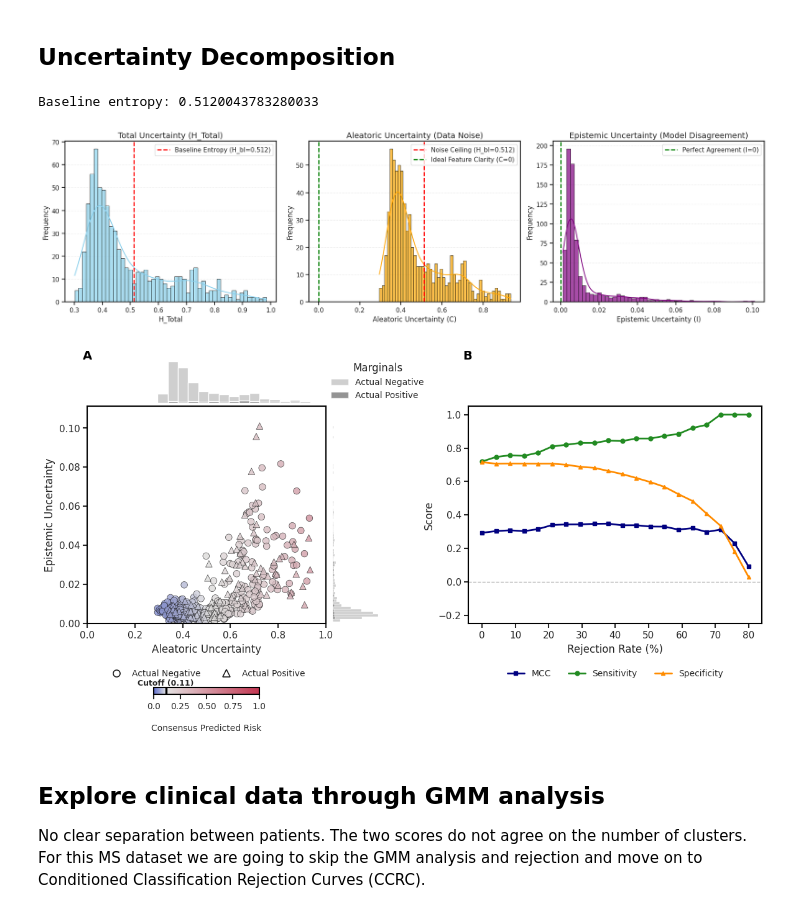
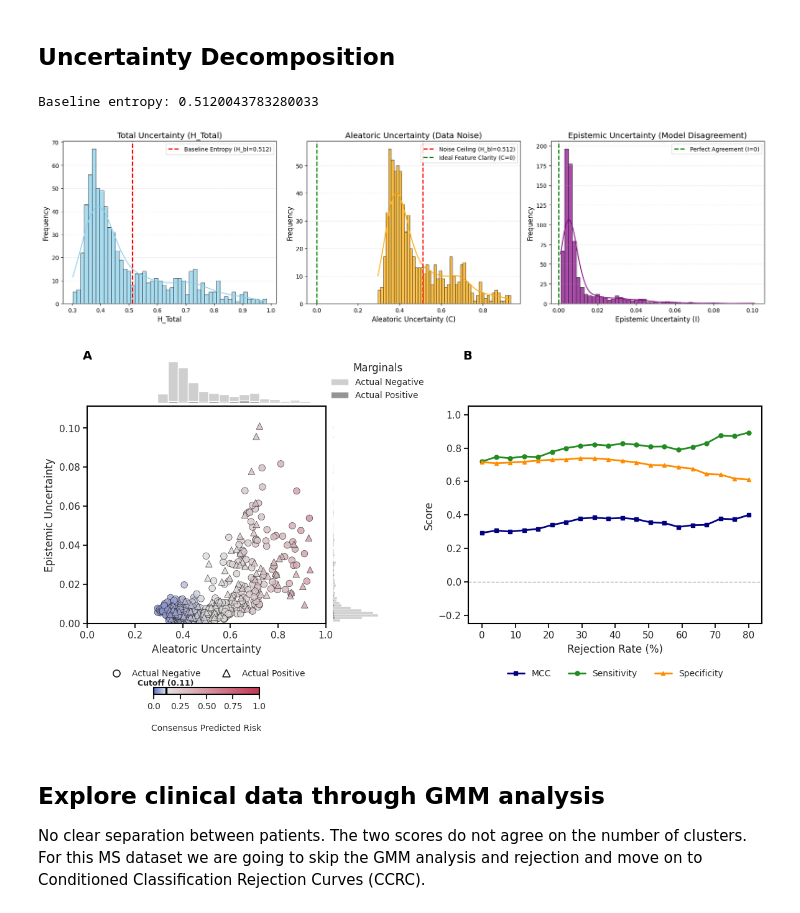
Before and after one commit to endrwalter/uncertainty_ml, a Jupyter notebook: code_uncertainty/main_ms.ipynb, the cells around one changed output. Drawn from its saved outputs; the diff is of its cells as text; code cells hidden in the pictures.

```diff
--- a/code_uncertainty/main_ms.ipynb
+++ b/code_uncertainty/main_ms.ipynb
@@ -54,7 +54,7 @@ patients_stats_copy['H_Total'] = uncertainty_results['H_Total']
 patients_stats_copy['C_Aleatoric'] = uncertainty_results['C_Aleatoric']
 patients_stats_copy['I_Epistemic'] = uncertainty_results['I_Epistemic']
 patients_stats_copy['Distance_to_Tau'] = uncertainty_results['Distance_to_Tau']
-
+patients_stats_copy['MW_H_Total'] = uncertainty_results['MW_H_Total']
 # Compute the baseline risk (mean of probs_cal across all folds) for each patient and its uncertainty value
 proportion_positive = all_patients['label'].sum() / len(all_patients)
 H_bl = -(proportion_positive * np.log2(proportion_positive + 1e-12) +
@@ -70,14 +70,14 @@ plot_uncertainty_distributions(
  )
 # %% [output]
 Baseline entropy: 0.5120043783280033
-[figure, old version]
+[figure, new version]
 # %%
 from lib.plots import plot_combined_uncertainty_analysis_v2
 
 
-plot_combined_uncertainty_analysis_v2(patients_stats_copy,all_patients['label'], uncertainty_type='Distance_to_Tau')
+plot_combined_uncertainty_analysis_v2(patients_stats_copy,all_patients['label'], uncertainty_type='MW_H_Total')
 # %% [output]
-[figure, old version]
+[figure, new version]
 # %% [markdown]
 ## Explore clinical data through GMM analysis
 No clear separation between patients. The two scores do not agree on the number of clusters. For this MS dataset we are going to skip the GMM analysis and rejection and move on to Conditioned Classification Rejection Curves (CCRC).
```
Also changed, not shown: parts of 4 cells of this notebook, 1 other file.
